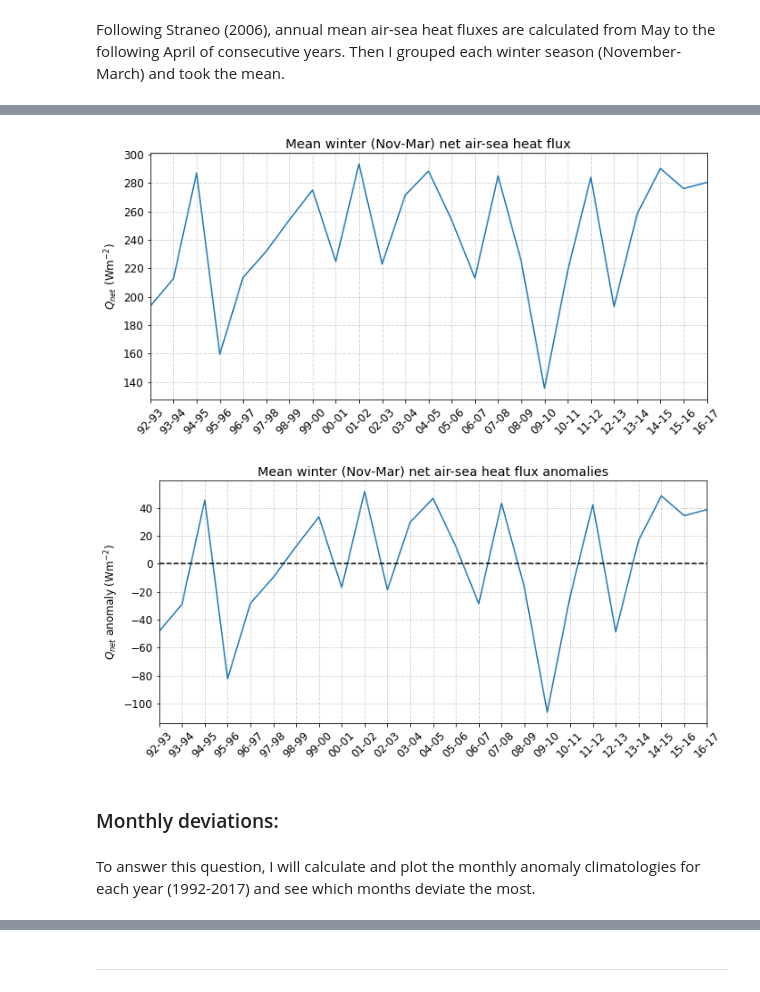
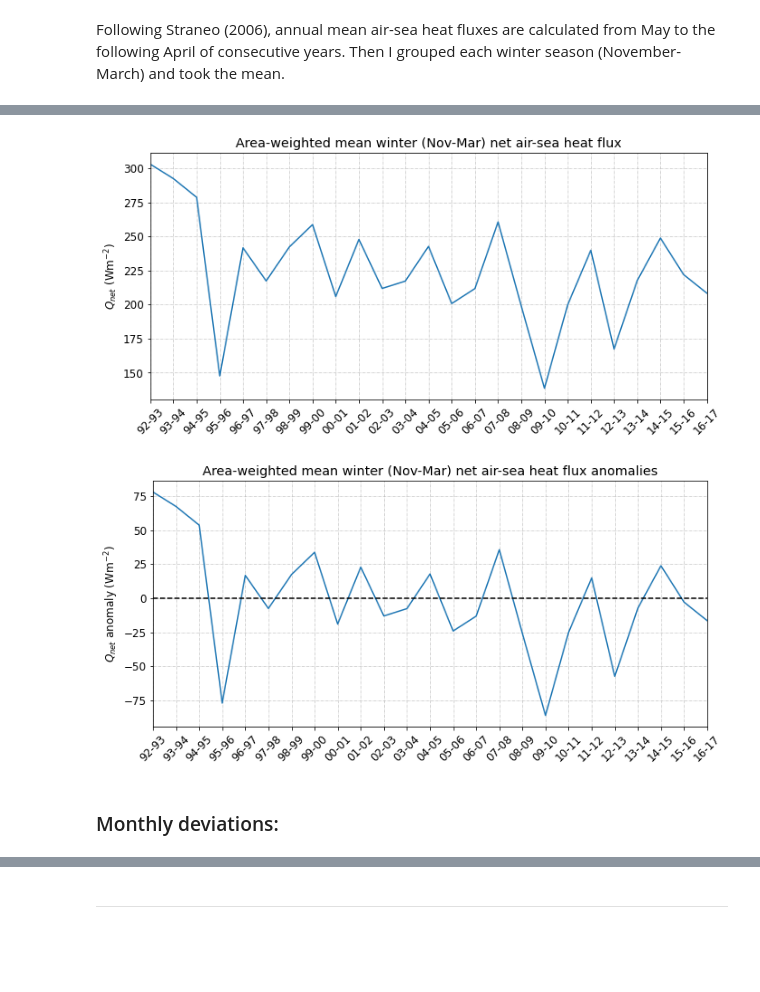
Before and after one commit to mjzahn/ecco, a Jupyter notebook: Zahn Qualifying Exam_edits.ipynb, the cells around one changed output, grey strips where cells are left out. Cells and saved outputs as stored; diff of their text form; code cells hidden in the pictures; blank space fills up the shorter version.

```diff
--- a/Zahn Qualifying Exam_edits.ipynb
+++ b/Zahn Qualifying Exam_edits.ipynb
@@ -219,0 +218,8 @@ temp_salt_Lab = temp_salt_ds.sel(longitude=slice(-60,-51), latitude=slice(57,62)
+# %%
+gyre_mask = np.where(ecco_depth > 2000, 1, np.nan)*np.where(np.logical_and(data_y_mg > 55, data_y_mg < 70), 1, np.nan)*\
+            np.where(data_x_mg > -60, 1, np.nan)*np.where(data_x_mg < -29, 1, np.nan)*\
+            np.where(np.logical_and(data_y_mg < 58.5, data_x_mg > -34), np.nan, 1)*\
+            np.where(np.logical_and(data_y_mg < 55.5, data_x_mg > -35), np.nan, 1)
+# %%
+# create heart-shaped mask for subpolar gyre using 2000 m contour north of 55 deg.
+EXFqnet_gyre = heat_ds.EXFqnet*gyre_mask
@@ -258,0 +269,3 @@ I am using `SIatmQnt`, as opposed to `EXFqnet`, for my calculations because I wa
+# %%
+# calculate weighted average of monthly air-sea heat fluxes
+area_gyre = geometry_ds.area*gyre_mask
@@ -341,15 +382,20 @@ heat_year = []
 heat_winter = []
 
 for year in years:
-    # subset data from May-April (including winter season) months of consecutive years
-    data_tmp = heat_Lab.SIatmQnt.sel(time=slice('05-'+str(year),'04-'+str(year+1)))
-    # take mean to get annual mean air-sea heat flux
-    heat_year.append(data_tmp.mean(dim=['time','latitude','longitude']).values)
+    # subset data from May-April (including winter season) of consecutive years
+    data_tmp = EXFqnet_gyre.sel(time=slice('05-'+str(year),'04-'+str(year+1)))
+    # take area-weighted mean to get mean annual air-sea heat flux
+    # weighted by grid-cell area
+    data_tmp_weight = (data_tmp*area_gyre)/area_gyre.sum(['latitude','longitude'])
+    # area-weighted mean heat flux
+    data_tmp_weighted = data_tmp_weight.sum(dim=["latitude","longitude"])
+    # assign to output
+    heat_year.append(data_tmp_weighted.mean(dim=['time']).values)
 
-    # subset data from May-April (including winter season) months of consecutive years
-    tmp = data_tmp.sel(time=slice('11-'+str(year),'03-'+str(year+1))).mean(dim=['time','latitude','longitude'])
-    # take mean to get annual mean air-sea heat flux
-    heat_winter.append(tmp.values)
+    # subset weighted data from Nov-Mar to get winter season
+    winter_tmp = data_tmp_weighted.sel(time=slice('11-'+str(year),'03-'+str(year+1))).mean(['time'])
+    # assign to output
+    heat_winter.append(winter_tmp.values)
 
 annual_heat['Qnet_annual'] = heat_year
 winter_heat['Qnet_winter'] = heat_winter
@@ -438,28 +484,26 @@ plt.grid(linestyle='-.', linewidth=0.5)
 plt.ylabel("$Q_{net}$ (Wm$^{-2}$)")
 plt.xticks(ticks=winter_heat.start_year, labels=year_span, rotation=45)
 
-plt.title("Mean winter (Nov-Mar) net air-sea heat flux");
+plt.title("Area-weighted mean winter (Nov-Mar) net air-sea heat flux");
 # %% [output]
-[figure, old version]
+[figure, new version]
 # %%
 # plot winter mean heat flux anomalies
 yrs = pd.period_range(np.datetime64('1992'), freq='Y', periods=25).strftime('%Y').tolist()
 
 plt.figure(figsize=[11, 5])
 plt.rcParams['font.size'] = '12'
 
 plt.plot(winter_heat.start_year,winter_heat.Qnet_winter-heat_avg_winter)
 
 plt.margins(x=0)
 plt.grid(linestyle='-.', linewidth=0.5)
 plt.ylabel("$Q_{net}$ anomaly (Wm$^{-2}$)")
 plt.xticks(ticks=winter_heat.start_year, labels=year_span, rotation=45)
 plt.axhline(y=0, color='k', linestyle='--')
 
-plt.title("Mean winter (Nov-Mar) net air-sea heat flux anomalies");
+plt.title("Area-weighted mean winter (Nov-Mar) net air-sea heat flux anomalies");
 # %% [output]
-[figure, old version]
+[figure, new version]
 # %% [markdown]
 ### Monthly deviations:
-# %% [markdown]
-To answer this question, I will calculate and plot the monthly anomaly climatologies for each year (1992-2017) and see which months deviate the most.
```
Also changed, not shown: parts of 65 cells of this notebook, 1 other file.
